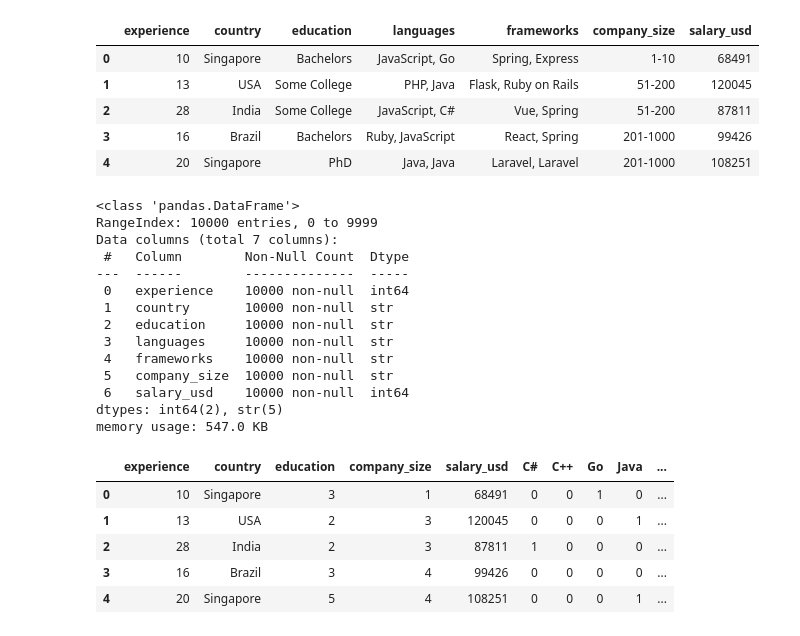
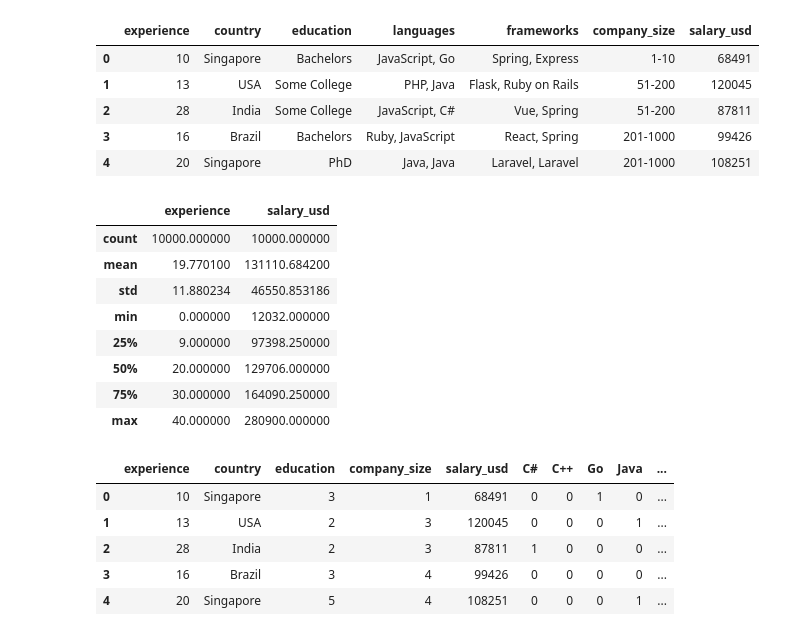
Before and after one commit to Eieien/Machine-Learning, a Jupyter notebook: Models/Software developer salaries/salaries.ipynb, the cells around one changed output. Cells and saved outputs as stored; diff of their text form; code cells hidden in the pictures.

```diff
--- a/Models/Software developer salaries/salaries.ipynb
+++ b/Models/Software developer salaries/salaries.ipynb
@@ -30,29 +30,24 @@ data.head()
 # %%
 # print(len(data.select_dtypes(include="str").columns))
 
 # for i in data.select_dtypes(include="object").columns:
 #     print(i.upper())
 #     print(f"Number of unique elements {data[i].nunique()}")
 #     print(f"unique elements: {data[i].unique()}\n",)
 
 # data["company_size"].unique()
-data.info()
+data.describe()
 # data.isna().sum()
 # %% [output]
-<class 'pandas.DataFrame'>
-RangeIndex: 10000 entries, 0 to 9999
-Data columns (total 7 columns):
- #   Column        Non-Null Count  Dtype
----  ------        --------------  -----
- 0   experience    10000 non-null  int64
- 1   country       10000 non-null  str
- 2   education     10000 non-null  str
- 3   languages     10000 non-null  str
- 4   frameworks    10000 non-null  str
- 5   company_size  10000 non-null  str
- 6   salary_usd    10000 non-null  int64
-dtypes: int64(2), str(5)
-memory usage: 547.0 KB
+|  | experience | salary_usd |
+| count | 10000.000000 | 10000.000000 |
+| mean | 19.770100 | 131110.684200 |
+| std | 11.880234 | 46550.853186 |
+| min | 0.000000 | 12032.000000 |
+| 25% | 9.000000 | 97398.250000 |
+| 50% | 20.000000 | 129706.000000 |
+| 75% | 30.000000 | 164090.250000 |
+| max | 40.000000 | 280900.000000 |
 # %%
 
 mlb_lang=  MultiLabelBinarizer()
```
Also changed, not shown: parts of 17 cells of this notebook.
